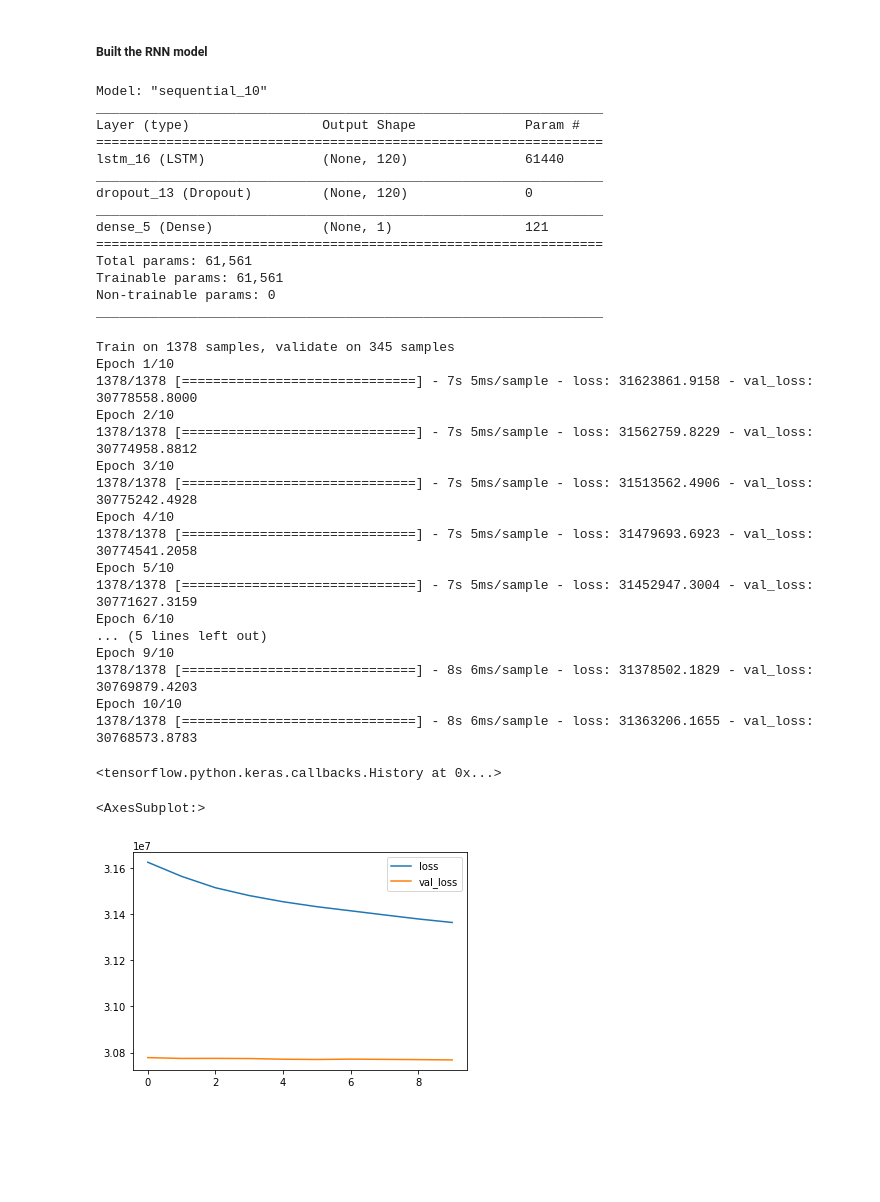
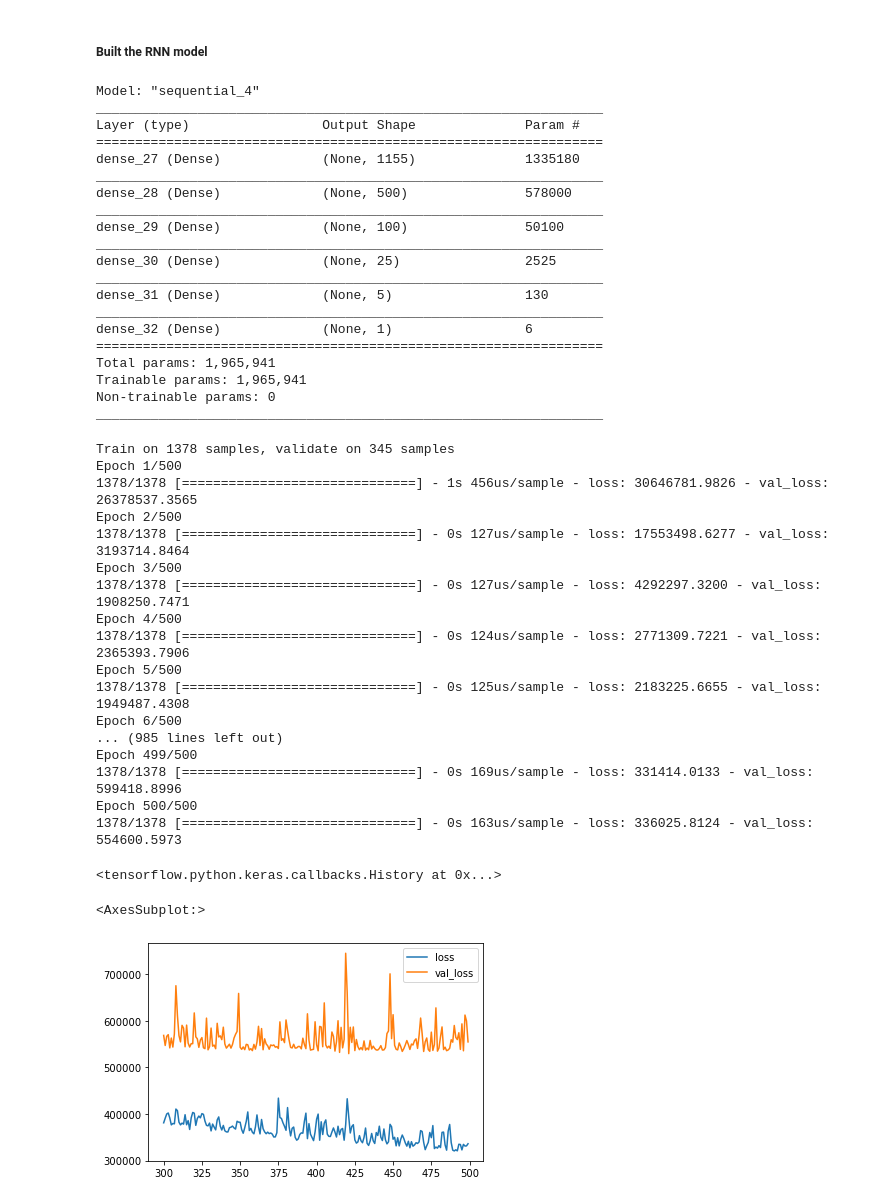
Before and after one commit to wangjinzhulala/Agricultural_production, a Jupyter notebook: Step_3_RNN_to_predict/02_RNN_to_Model_yield_with_remote_data.ipynb, the cells around one changed output. Cells and saved outputs as stored; diff of their text form; code cells hidden in the pictures; blank space fills up the shorter version.

Commit message:
first try ANN model

```diff
--- a/Step_3_RNN_to_predict/02_RNN_to_Model_yield_with_remote_data.ipynb
+++ b/Step_3_RNN_to_predict/02_RNN_to_Model_yield_with_remote_data.ipynb
@@ -51,8 +51,8 @@ X_train_2d_standard = scaler.fit_transform(X_train_2d)
 X_test_2d_standard = scaler.transform(X_test_2d)
 
 # reshape the 2d data back to 3d
-X_train_standard = X_train_2d_standard.reshape(X_train.shape)
-X_test_standard = X_test_2d_standard.reshape(X_test.shape)
+X_train_standard = X_train_2d_standard.reshape(X_train.shape).reshape(X_train.shape[0],-1)
+X_test_standard = X_test_2d_standard.reshape(X_test.shape).reshape(X_test.shape[0],-1)
 # %% [markdown]
 ##### Built the RNN model
 # %%
@@ -69,45 +61,60 @@ regressior.add(Dense(units=1))
+# %%
+regressior = Sequential()
+
+regressior.add(Dense(units=X_train_standard.shape[1],activation='relu',input_dim=X_train_standard.shape[1]))
+regressior.add(Dense(units=500,activation='relu'))
+regressior.add(Dense(units=100,activation='relu'))
+regressior.add(Dense(units=25,activation='relu'))
+regressior.add(Dense(units=5,activation='relu'))
+regressior.add(Dense(units=1))
 # %%
 regressior.summary()
 # %% [output]
-Model: "sequential_10"
+Model: "sequential_4"
 _________________________________________________________________
 Layer (type)                 Output Shape              Param #
 =================================================================
-lstm_16 (LSTM)               (None, 120)               61440
+dense_27 (Dense)             (None, 1155)              1335180
 _________________________________________________________________
-dropout_13 (Dropout)         (None, 120)               0
+dense_28 (Dense)             (None, 500)               578000
 _________________________________________________________________
-dense_5 (Dense)              (None, 1)                 121
+dense_29 (Dense)             (None, 100)               50100
+_________________________________________________________________
+dense_30 (Dense)             (None, 25)                2525
+_________________________________________________________________
+dense_31 (Dense)             (None, 5)                 130
+_________________________________________________________________
+dense_32 (Dense)             (None, 1)                 6
 =================================================================
-Total params: 61,561
-Trainable params: 61,561
+Total params: 1,965,941
+Trainable params: 1,965,941
 Non-trainable params: 0
 _________________________________________________________________
 # %%
-regressior.compile(optimizer='adam',loss='mse')
+regressior.compile(optimizer='adam',loss='MSE')
 # %%
-regressior.fit(X_train_standard,y_train,epochs=10,batch_size=128,validation_data=(X_test,y_test))
+regressior.fit(X_train_standard,y_train,epochs=500,batch_size=128,validation_data=(X_test_standard,y_test))
 # %% [output]
 Train on 1378 samples, validate on 345 samples
-Epoch 1/10
-1378/1378 [==============================] - 7s 5ms/sample - loss: 31623861.9158 - val_loss: 30778558.8000
-Epoch 2/10
-1378/1378 [==============================] - 7s 5ms/sample - loss: 31562759.8229 - val_loss: 30774958.8812
-Epoch 3/10
-1378/1378 [==============================] - 7s 5ms/sample - loss: 31513562.4906 - val_loss: 30775242.4928
-Epoch 4/10
-1378/1378 [==============================] - 7s 5ms/sample - loss: 31479693.6923 - val_loss: 30774541.2058
-Epoch 5/10
-1378/1378 [==============================] - 7s 5ms/sample - loss: 31452947.3004 - val_loss: 30771627.3159
-Epoch 6/10
-... (5 lines left out)
-Epoch 9/10
-1378/1378 [==============================] - 8s 6ms/sample - loss: 31378502.1829 - val_loss: 30769879.4203
-Epoch 10/10
-1378/1378 [==============================] - 8s 6ms/sample - loss: 31363206.1655 - val_loss: 30768573.8783
+Epoch 1/500
+1378/1378 [==============================] - 1s 456us/sample - loss: 30646781.9826 - val_loss: 26378537.3565
+Epoch 2/500
+1378/1378 [==============================] - 0s 127us/sample - loss: 17553498.6277 - val_loss: 3193714.8464
+Epoch 3/500
+1378/1378 [==============================] - 0s 127us/sample - loss: 4292297.3200 - val_loss: 1908250.7471
+Epoch 4/500
+1378/1378 [==============================] - 0s 124us/sample - loss: 2771309.7221 - val_loss: 2365393.7906
+Epoch 5/500
+1378/1378 [==============================] - 0s 125us/sample - loss: 2183225.6655 - val_loss: 1949487.4308
+Epoch 6/500
+... (985 lines left out)
+Epoch 499/500
+1378/1378 [==============================] - 0s 169us/sample - loss: 331414.0133 - val_loss: 599418.8996
+Epoch 500/500
+1378/1378 [==============================] - 0s 163us/sample - loss: 336025.8124 - val_loss: 554600.5973
 <tensorflow.python.keras.callbacks.History at 0x...>
 # %%
-pd.DataFrame(regressior.history.history).plot()
+pd.DataFrame(regressior.history.history)[300:].plot()
 # %% [output]
 <AxesSubplot:>
-[figure, old version]
+[figure, new version]
```
Also changed, not shown: parts of 7 cells of this notebook, 3 other files.
